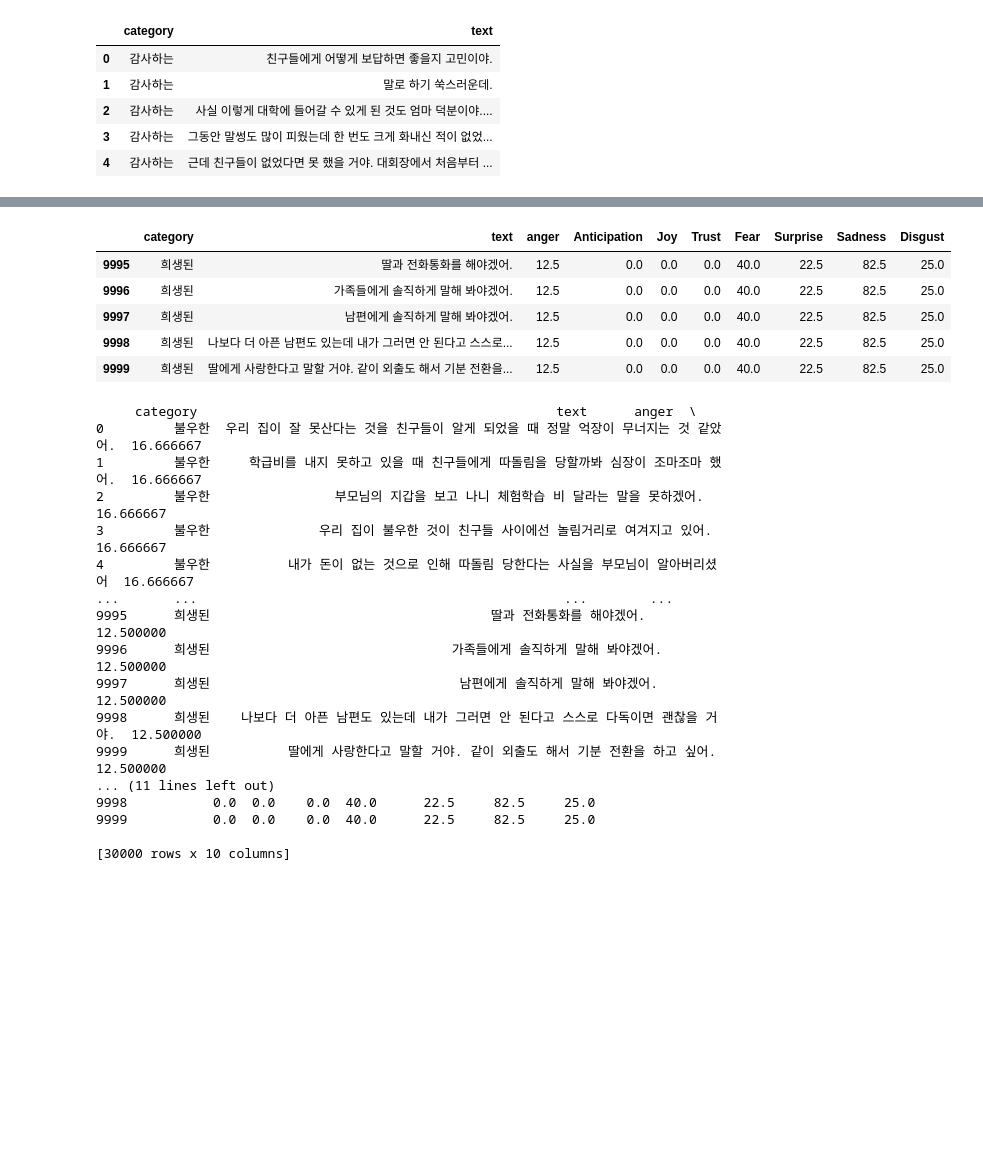
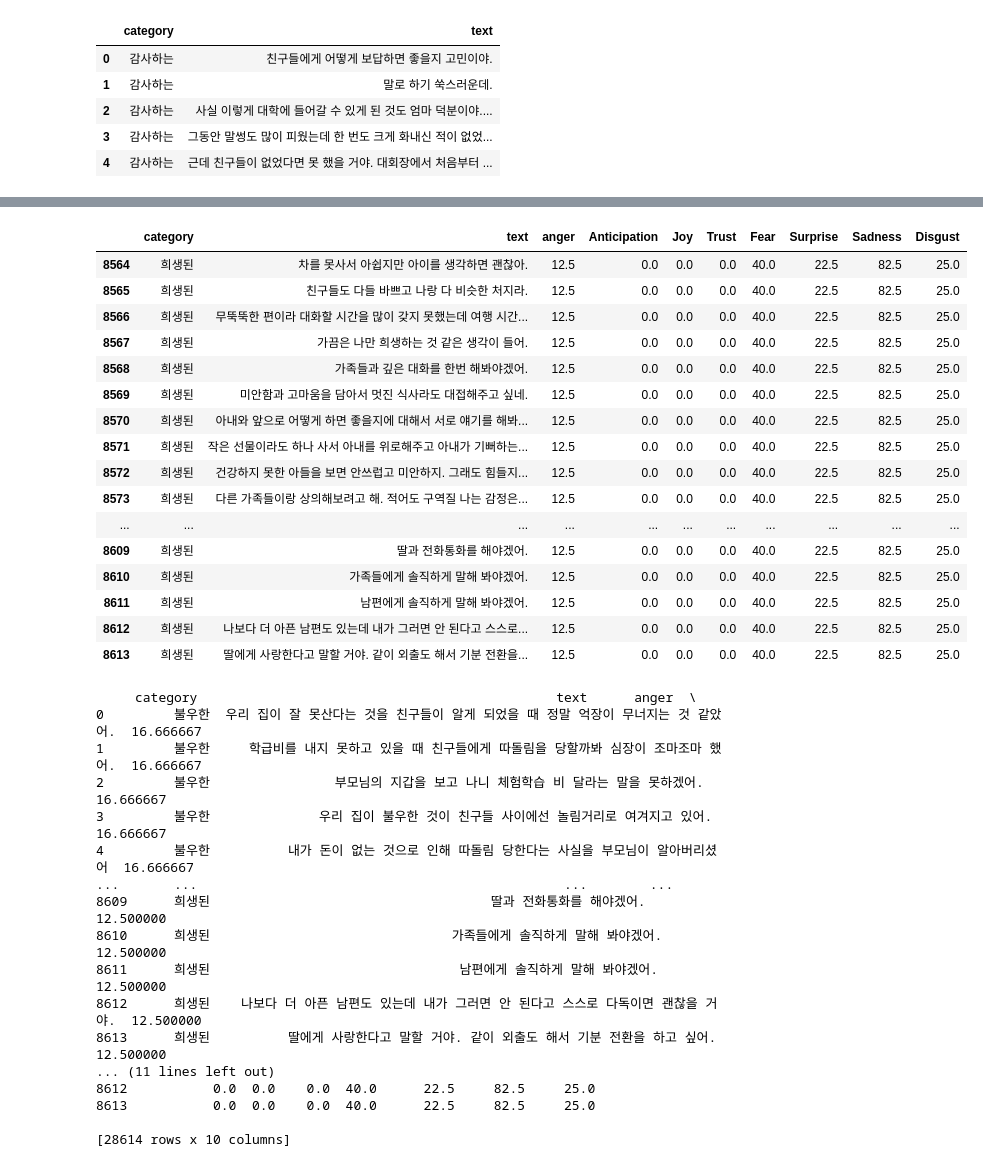
Before and after one commit to 2zyworld/Bigdata, a Jupyter notebook: 감성대화말뭉치_원천데이터_전처리.ipynb, the cells around one changed output, grey strips where cells are left out. Drawn from its saved outputs; the diff is of its cells as text; code cells hidden in the pictures; blank space fills up the shorter version.

```diff
--- a/감성대화말뭉치_원천데이터_전처리.ipynb
+++ b/감성대화말뭉치_원천데이터_전처리.ipynb
@@ -182,0 +181,2 @@ result3.tail()
+# %%
+data5=data5.dropna(axis=0)
@@ -212,14 +265,25 @@ result_r.head()
 | 3 | 불우한 | 우리 집이 불우한 것이 친구들 사이에선 놀림거리로 여겨지고 있어. | 16.666667 | 0.0 | 0.0 | 0.0 | 30.0 | 17.5 | 57.5 | 25.0 |
 | 4 | 불우한 | 내가 돈이 없는 것으로 인해 따돌림 당한다는 사실을 부모님이... | 16.666667 | 0.0 | 0.0 | 0.0 | 30.0 | 17.5 | 57.5 | 25.0 |
 # %%
-result_r.tail()
+result_r.tail(50)
 # %% [output]
 |  | category | text | anger | Anticipation | Joy | Trust | Fear | Surprise | Sadness | Disgust |
-| 9995 | 희생된 | 딸과 전화통화를 해야겠어. | 12.5 | 0.0 | 0.0 | 0.0 | 40.0 | 22.5 | 82.5 | 25.0 |
-| 9996 | 희생된 | 가족들에게 솔직하게 말해 봐야겠어. | 12.5 | 0.0 | 0.0 | 0.0 | 40.0 | 22.5 | 82.5 | 25.0 |
-| 9997 | 희생된 | 남편에게 솔직하게 말해 봐야겠어. | 12.5 | 0.0 | 0.0 | 0.0 | 40.0 | 22.5 | 82.5 | 25.0 |
-| 9998 | 희생된 | 나보다 더 아픈 남편도 있는데 내가 그러면 안 된다고 스스로... | 12.5 | 0.0 | 0.0 | 0.0 | 40.0 | 22.5 | 82.5 | 25.0 |
-| 9999 | 희생된 | 딸에게 사랑한다고 말할 거야. 같이 외출도 해서 기분 전환을... | 12.5 | 0.0 | 0.0 | 0.0 | 40.0 | 22.5 | 82.5 | 25.0 |
+| 8564 | 희생된 | 차를 못사서 아쉽지만 아이를 생각하면 괜찮아. | 12.5 | 0.0 | 0.0 | 0.0 | 40.0 | 22.5 | 82.5 | 25.0 |
+| 8565 | 희생된 | 친구들도 다들 바쁘고 나랑 다 비슷한 처지라. | 12.5 | 0.0 | 0.0 | 0.0 | 40.0 | 22.5 | 82.5 | 25.0 |
+| 8566 | 희생된 | 무뚝뚝한 편이라 대화할 시간을 많이 갖지 못했는데 여행 시간... | 12.5 | 0.0 | 0.0 | 0.0 | 40.0 | 22.5 | 82.5 | 25.0 |
+| 8567 | 희생된 | 가끔은 나만 희생하는 것 같은 생각이 들어. | 12.5 | 0.0 | 0.0 | 0.0 | 40.0 | 22.5 | 82.5 | 25.0 |
+| 8568 | 희생된 | 가족들과 깊은 대화를 한번 해봐야겠어. | 12.5 | 0.0 | 0.0 | 0.0 | 40.0 | 22.5 | 82.5 | 25.0 |
+| 8569 | 희생된 | 미안함과 고마움을 담아서 멋진 식사라도 대접해주고 싶네. | 12.5 | 0.0 | 0.0 | 0.0 | 40.0 | 22.5 | 82.5 | 25.0 |
+| 8570 | 희생된 | 아내와 앞으로 어떻게 하면 좋을지에 대해서 서로 얘기를 해봐... | 12.5 | 0.0 | 0.0 | 0.0 | 40.0 | 22.5 | 82.5 | 25.0 |
+| 8571 | 희생된 | 작은 선물이라도 하나 사서 아내를 위로해주고 아내가 기뻐하는... | 12.5 | 0.0 | 0.0 | 0.0 | 40.0 | 22.5 | 82.5 | 25.0 |
+| 8572 | 희생된 | 건강하지 못한 아들을 보면 안쓰럽고 미안하지. 그래도 힘들지... | 12.5 | 0.0 | 0.0 | 0.0 | 40.0 | 22.5 | 82.5 | 25.0 |
+| 8573 | 희생된 | 다른 가족들이랑 상의해보려고 해. 적어도 구역질 나는 감정은... | 12.5 | 0.0 | 0.0 | 0.0 | 40.0 | 22.5 | 82.5 | 25.0 |
+| ... | ... | ... | ... | ... | ... | ... | ... | ... | ... | ... |
+| 8609 | 희생된 | 딸과 전화통화를 해야겠어. | 12.5 | 0.0 | 0.0 | 0.0 | 40.0 | 22.5 | 82.5 | 25.0 |
+| 8610 | 희생된 | 가족들에게 솔직하게 말해 봐야겠어. | 12.5 | 0.0 | 0.0 | 0.0 | 40.0 | 22.5 | 82.5 | 25.0 |
+| 8611 | 희생된 | 남편에게 솔직하게 말해 봐야겠어. | 12.5 | 0.0 | 0.0 | 0.0 | 40.0 | 22.5 | 82.5 | 25.0 |
+| 8612 | 희생된 | 나보다 더 아픈 남편도 있는데 내가 그러면 안 된다고 스스로... | 12.5 | 0.0 | 0.0 | 0.0 | 40.0 | 22.5 | 82.5 | 25.0 |
+| 8613 | 희생된 | 딸에게 사랑한다고 말할 거야. 같이 외출도 해서 기분 전환을... | 12.5 | 0.0 | 0.0 | 0.0 | 40.0 | 22.5 | 82.5 | 25.0 |
 # %%
 print(result_r)
 # %% [output]
@@ -230,14 +294,14 @@ print(result_r)
 3         불우한              우리 집이 불우한 것이 친구들 사이에선 놀림거리로 여겨지고 있어.  16.666667
 4         불우한          내가 돈이 없는 것으로 인해 따돌림 당한다는 사실을 부모님이 알아버리셨어  16.666667
 ...       ...                                               ...        ...
-9995      희생된                                    딸과 전화통화를 해야겠어.  12.500000
-9996      희생된                               가족들에게 솔직하게 말해 봐야겠어.  12.500000
-9997      희생된                                남편에게 솔직하게 말해 봐야겠어.  12.500000
-9998      희생된    나보다 더 아픈 남편도 있는데 내가 그러면 안 된다고 스스로 다독이면 괜찮을 거야.  12.500000
-9999      희생된          딸에게 사랑한다고 말할 거야. 같이 외출도 해서 기분 전환을 하고 싶어.  12.500000
+8609      희생된                                    딸과 전화통화를 해야겠어.  12.500000
+8610      희생된                               가족들에게 솔직하게 말해 봐야겠어.  12.500000
+8611      희생된                                남편에게 솔직하게 말해 봐야겠어.  12.500000
+8612      희생된    나보다 더 아픈 남편도 있는데 내가 그러면 안 된다고 스스로 다독이면 괜찮을 거야.  12.500000
+8613      희생된          딸에게 사랑한다고 말할 거야. 같이 외출도 해서 기분 전환을 하고 싶어.  12.500000
 ... (11 lines left out)
-9998           0.0  0.0    0.0  40.0      22.5     82.5     25.0
-9999           0.0  0.0    0.0  40.0      22.5     82.5     25.0
+8612           0.0  0.0    0.0  40.0      22.5     82.5     25.0
+8613           0.0  0.0    0.0  40.0      22.5     82.5     25.0
 
-[30000 rows x 10 columns]
+[28614 rows x 10 columns]
 # %%
```
Also changed, not shown: parts of 33 cells of this notebook, 8 other files.
